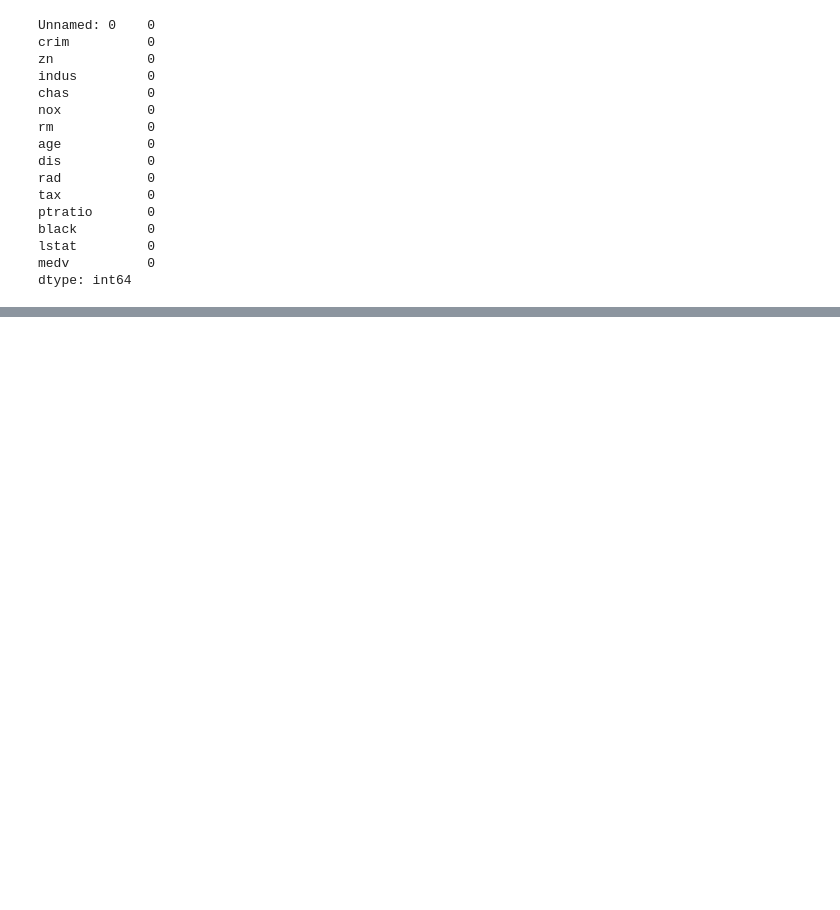
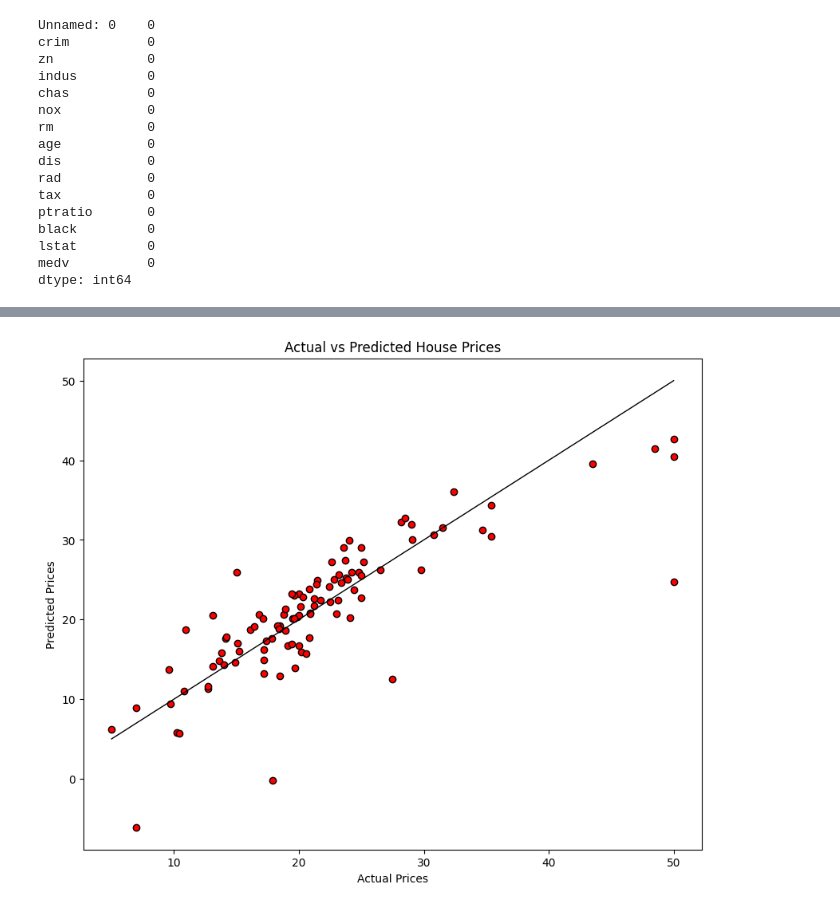
Before and after one commit to Jyotir-1924/data-science-main, a Jupyter notebook: Machine-Learning/Supervised/Linear-Regression/boston.ipynb, the cells around one changed output, grey strips where cells are left out. Cells and saved outputs as stored; diff of their text form; code cells hidden in the pictures; blank space fills up the shorter version.

```diff
--- a/Machine-Learning/Supervised/Linear-Regression/boston.ipynb
+++ b/Machine-Learning/Supervised/Linear-Regression/boston.ipynb
@@ -60,0 +134,2 @@ dtype: int64
+# %%
+xTrain, xTest, yTrain, yTest = train_test_split(x, y, test_size=0.2, random_state=42)
@@ -60,0 +141,4 @@ dtype: int64
+# %%
+model = LinearRegression()
+# %%
+model.fit(xTrain, yTrain)
@@ -60,0 +152,2 @@ dtype: int64
+# %%
+yPred = model.predict(xTest)
@@ -60,0 +167,10 @@ dtype: int64
+# %%
+plt.figure(figsize=(10, 8))
+plt.scatter(yTest, yPred, alpha=1, color='red', edgecolor='black')
+plt.plot([yTest.min(), yTest.max()], [yTest.min(), yTest.max()], color='black', lw=1)
+plt.xlabel('Actual Prices')
+plt.ylabel('Predicted Prices')
+plt.title('Actual vs Predicted House Prices')
+plt.show()
+# %% [output]
+[figure, added]
```
Also changed, not shown: parts of 22 cells of this notebook, 3 other files.
